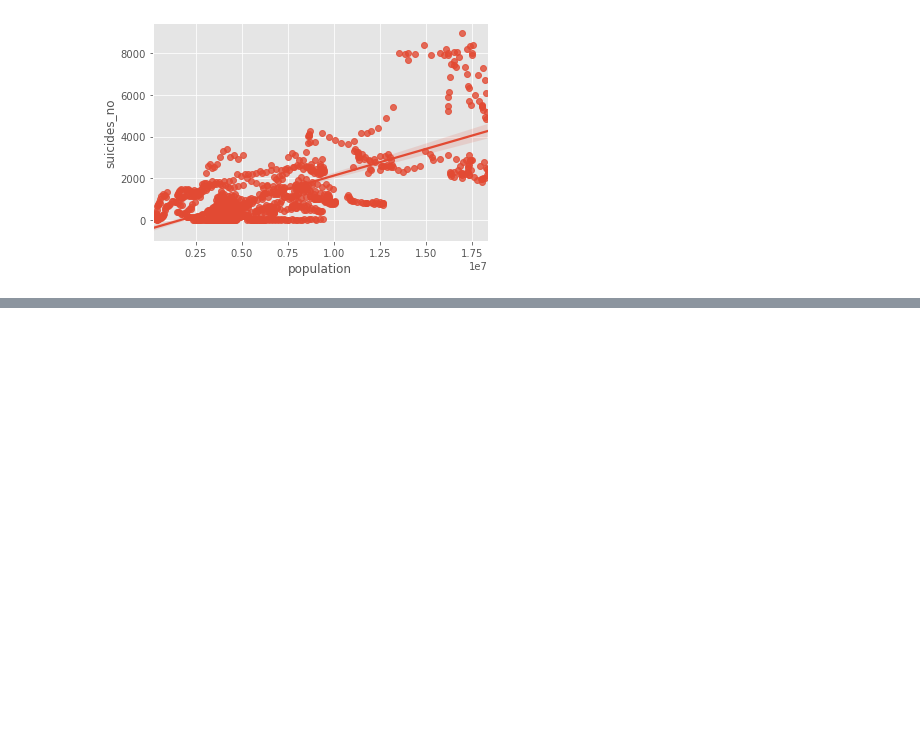
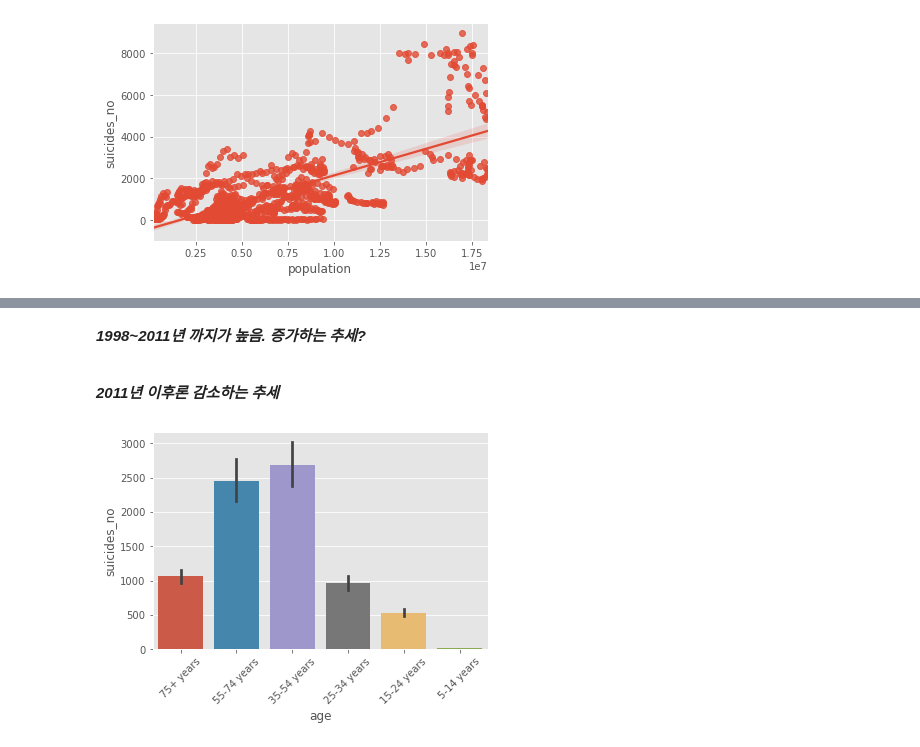
Before and after one commit to skdbsxir/DS-Studying, a Jupyter notebook: [Self Project]/X001-3. Suicides Rates Overview.ipynb, the cells around one changed output, grey strips where cells are left out. Saved outputs shown, nothing was run; the diff lists cells and outputs as text; code cells hidden in the pictures; blank space fills up the shorter version.

```diff
--- a/[Self Project]/X001-3. Suicides Rates Overview.ipynb
+++ b/[Self Project]/X001-3. Suicides Rates Overview.ipynb
@@ -118,0 +151,12 @@ sns.regplot(x=df['population'], y=df['suicides_no'], fit_reg=True)
+# %% [markdown]
+***1998~2011년 까지가 높음. 증가하는 추세?***
+
+<br>
+
+***2011년 이후론 감소하는 추세***
+# %%
+sns.barplot(x=df['age'], y=df['suicides_no'])
+plt.xticks(rotation=45)
+plt.show()
+# %% [output]
+[figure, added]
```
Also changed, not shown: parts of 13 cells of this notebook.
